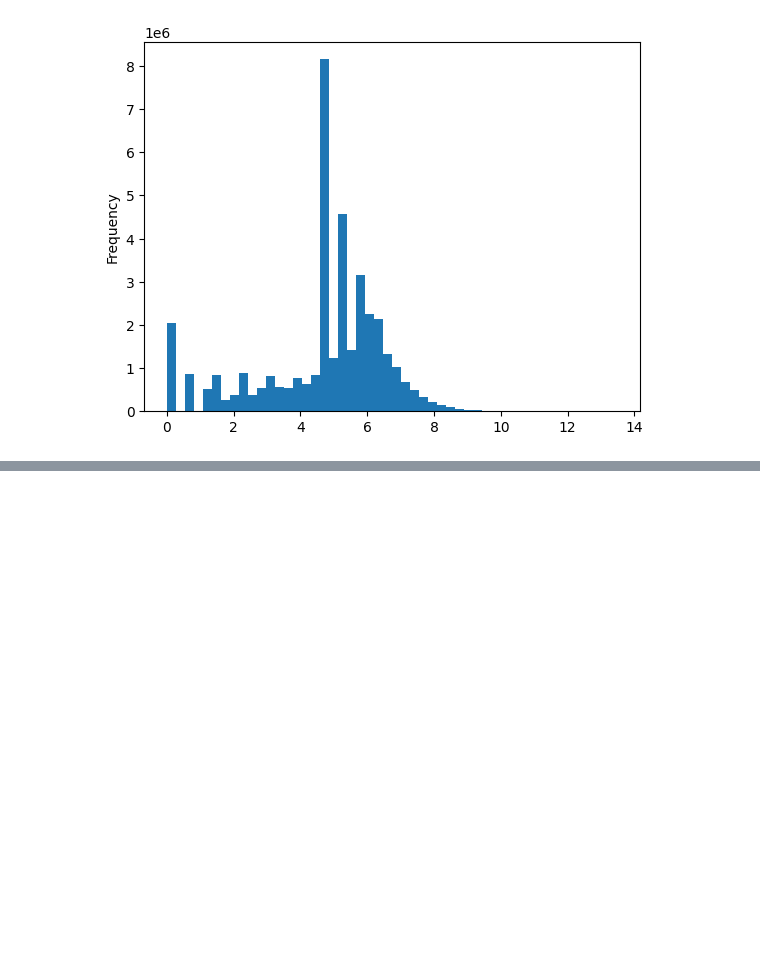
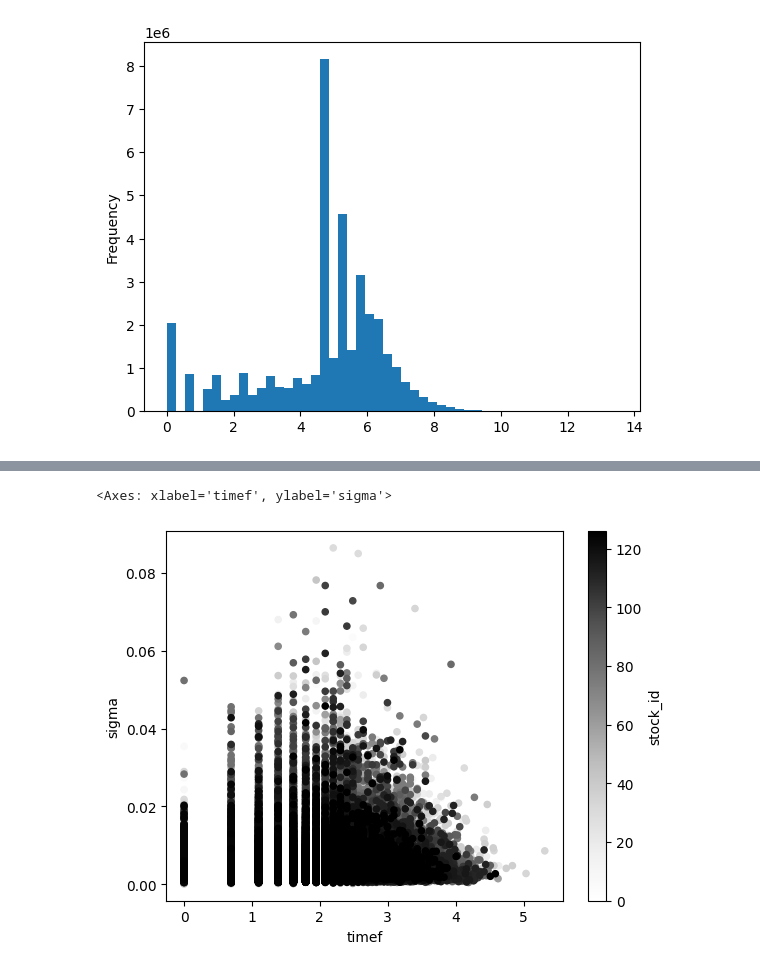
Before and after one commit to petepony/meow_meow, a Jupyter notebook: data_cleanup.ipynb, the cells around one changed output, grey strips where cells are left out. Drawn from its saved outputs; the diff is of its cells as text; code cells hidden in the pictures; blank space fills up the shorter version.

```diff
--- a/data_cleanup.ipynb
+++ b/data_cleanup.ipynb
@@ -70,0 +68,7 @@ np.float64(20.718741981726268)
+# %%
+target.plot.scatter(x= "timef", y = "sigma", c="stock_id")
+
+#Hmm very liquid mala sigma, illiquid tez, mid liquid duze zmiany?
+# %% [output]
+<Axes: xlabel='timef', ylabel='sigma'>
+[figure, added]
```
Also changed, not shown: parts of 9 cells of this notebook.
